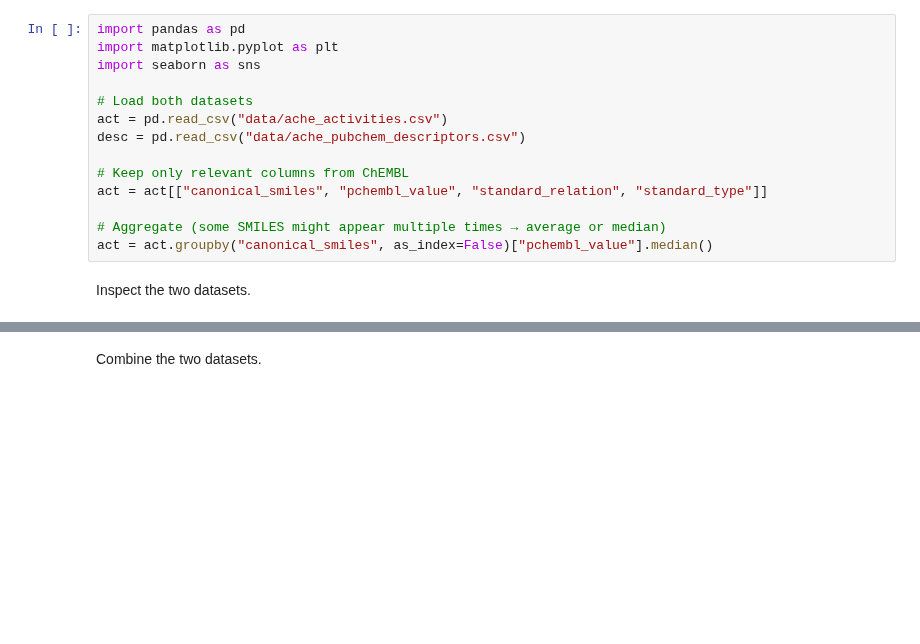
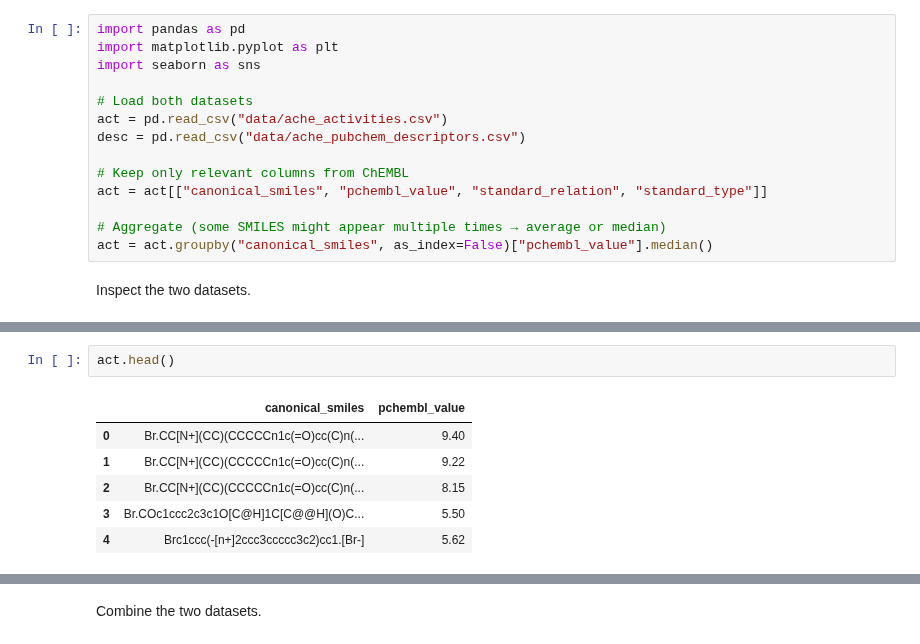
Before and after one commit to MarcZaiser/ChemicalDataScience103_Fork_Zaiser_Marc, a Jupyter notebook: lectures/session09/materials/generate-dataset.ipynb, the cells around one changed output, grey strips where cells are left out. Saved outputs shown, nothing was run; the diff lists cells and outputs as text; blank space fills up the shorter version.

```diff
--- a/lectures/session09/materials/generate-dataset.ipynb
+++ b/lectures/session09/materials/generate-dataset.ipynb
@@ -22,0 +53,9 @@ Inspect the two datasets.
+# %%
+act.head()
+# %% [output]
+|  | canonical_smiles | pchembl_value |
+| 0 | Br.CC[N+](CC)(CCCCCn1c(=O)cc(C)n(... | 9.40 |
+| 1 | Br.CC[N+](CC)(CCCCCn1c(=O)cc(C)n(... | 9.22 |
+| 2 | Br.CC[N+](CC)(CCCCCn1c(=O)cc(C)n(... | 8.15 |
+| 3 | Br.COc1ccc2c3c1O[C@H]1C[C@@H](O)C... | 5.50 |
+| 4 | Brc1ccc(-[n+]2ccc3ccccc3c2)cc1.[Br-] | 5.62 |
```
Also changed, not shown: parts of 11 cells of this notebook, 17 other files.
